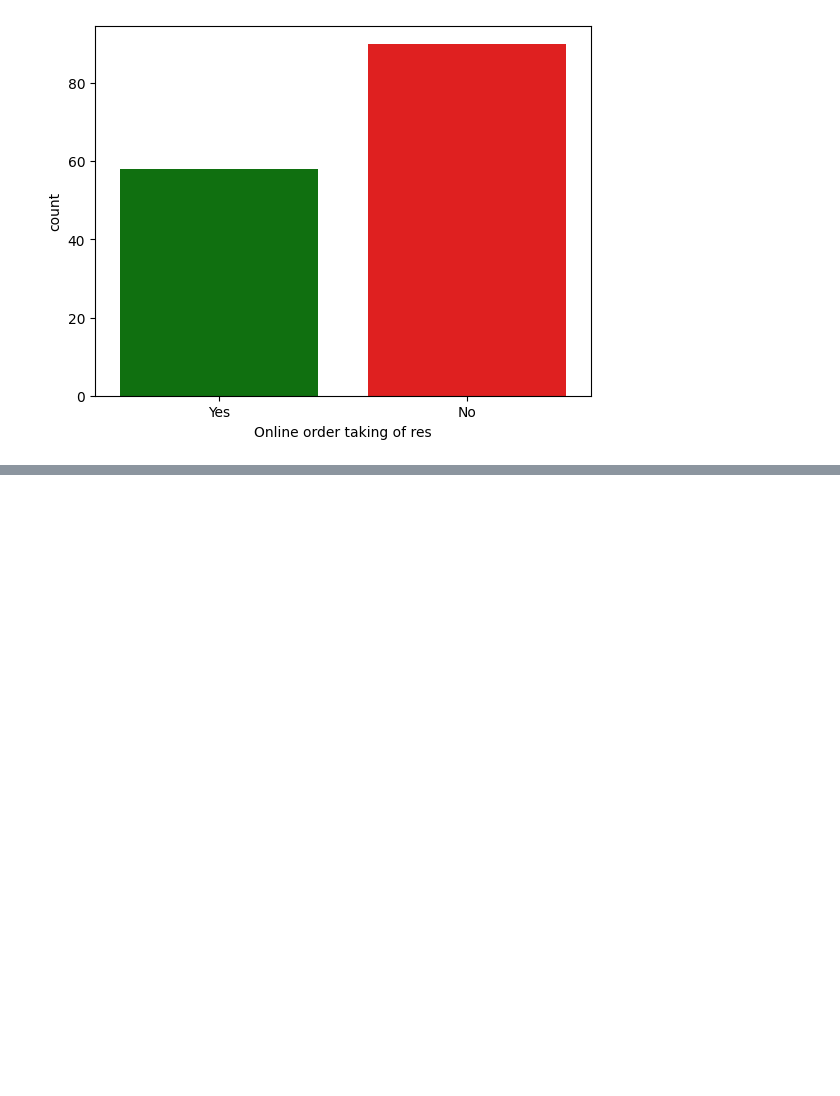
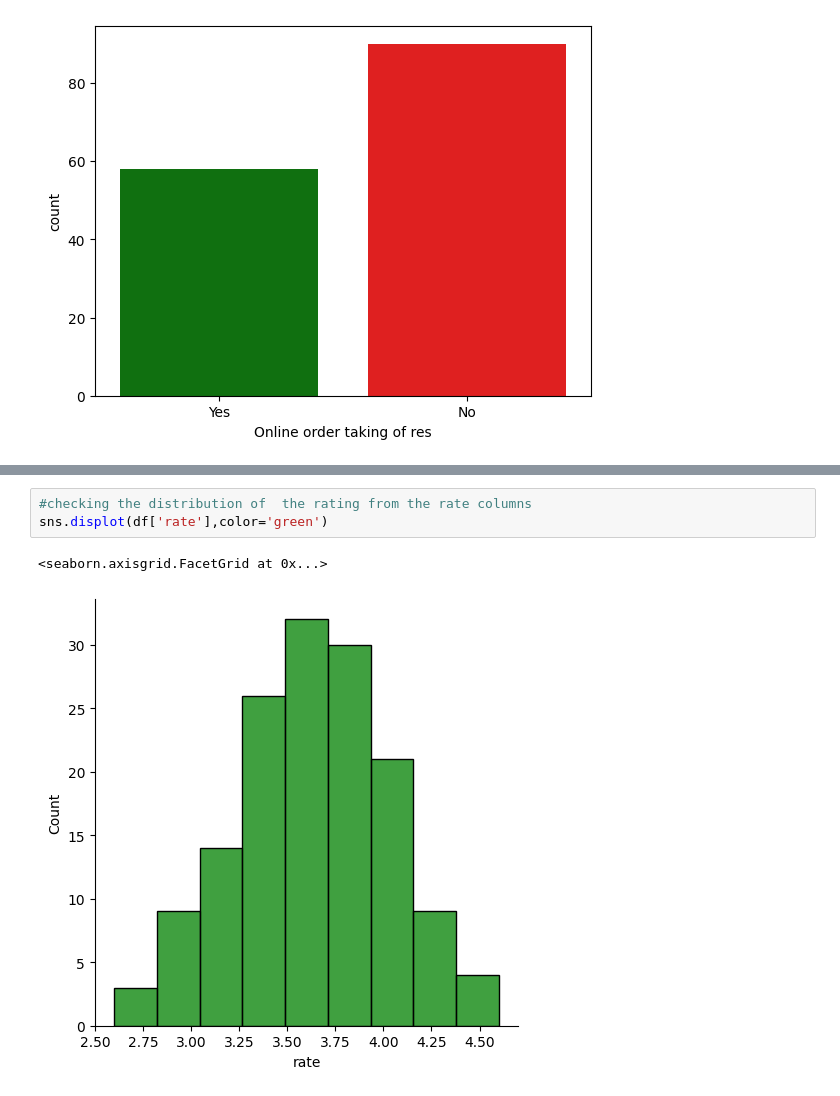
Before and after one commit to Wakgari-Eshetu/datascienceprojects, a Jupyter notebook: datavisual/notebook/zomato.ipynb, the cells around one changed output, grey strips where cells are left out. Cells and saved outputs as stored; diff of their text form; blank space fills up the shorter version.

```diff
--- a/datavisual/notebook/zomato.ipynb
+++ b/datavisual/notebook/zomato.ipynb
@@ -103,0 +113,6 @@ Passing `palette` without assigning `hue` is deprecated and will be removed in v
+# %%
+#checking the distribution of  the rating from the rate columns
+sns.displot(df['rate'],color='green')
+# %% [output]
+<seaborn.axisgrid.FacetGrid at 0x...>
+[figure, added]
```
Also changed, not shown: parts of 4 cells of this notebook.
